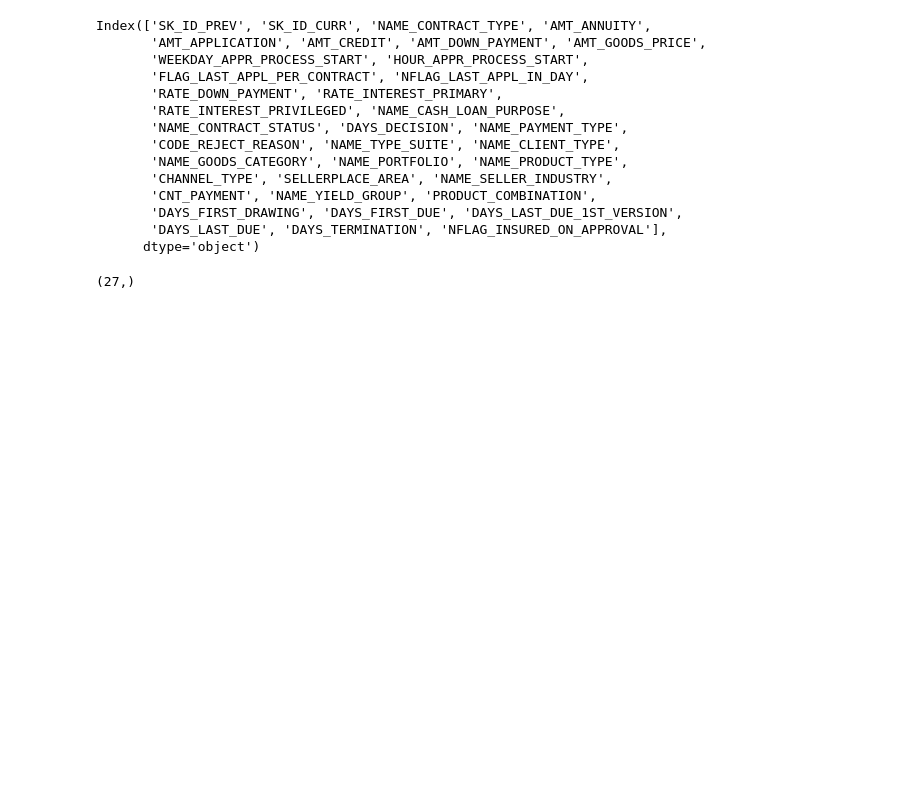
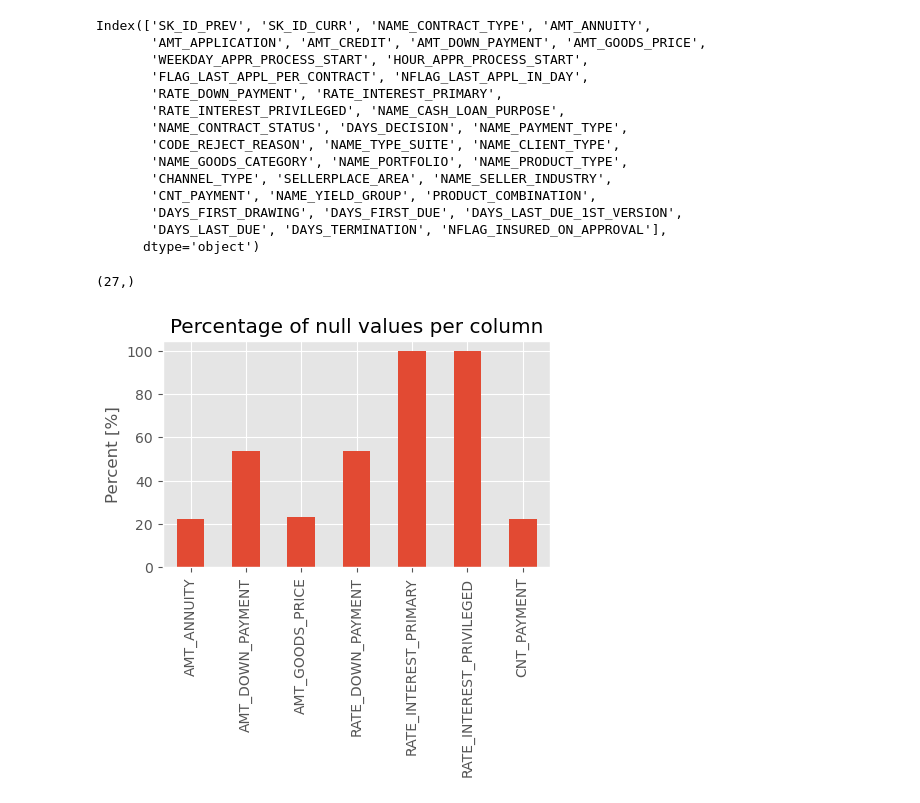
Before and after one commit to LenaChretien/Credit-Card-Fraud, a Jupyter notebook: Pre_app_data_prep.ipynb, the cells around one changed output. Saved outputs shown, nothing was run; the diff lists cells and outputs as text; code cells hidden in the pictures; blank space fills up the shorter version.

```diff
--- a/Pre_app_data_prep.ipynb
+++ b/Pre_app_data_prep.ipynb
@@ -38,3 +39,11 @@ NA_col = column_wise_null_percentage(pre_app)
 NA_col.shape
 # %% [output]
 (27,)
+# %%
+plt.figure(figsize = (5,3),dpi = 100)
+NA_col[NA_col > 0].plot(kind = 'bar')
+plt.title('Percentage of null values per column')
+plt.ylabel('Percent [%]')
+plt.show()
+# %% [output]
+[figure, added]
```
Also changed, not shown: parts of 12 cells of this notebook, 2 other files.
